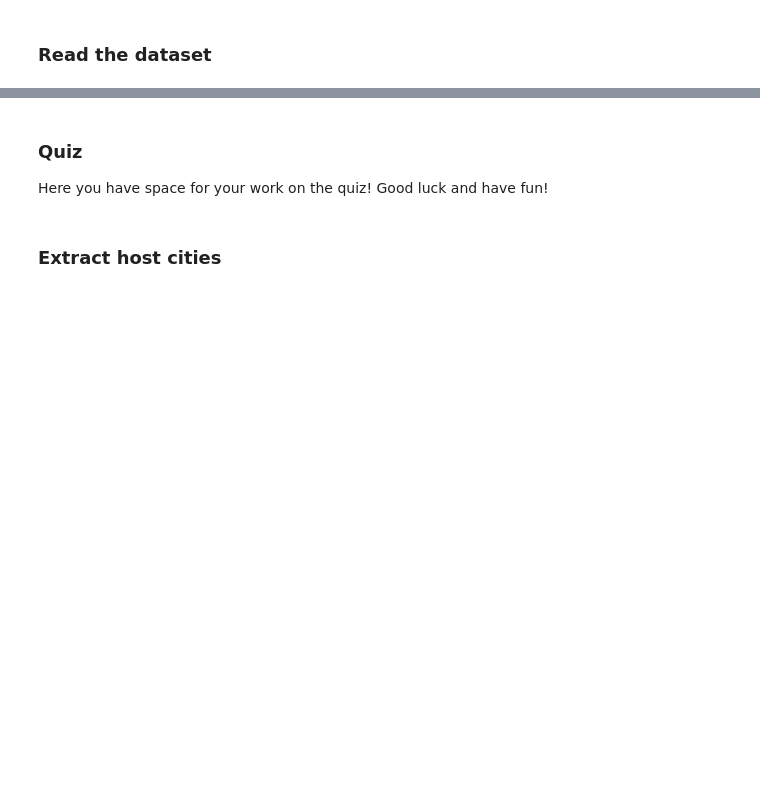
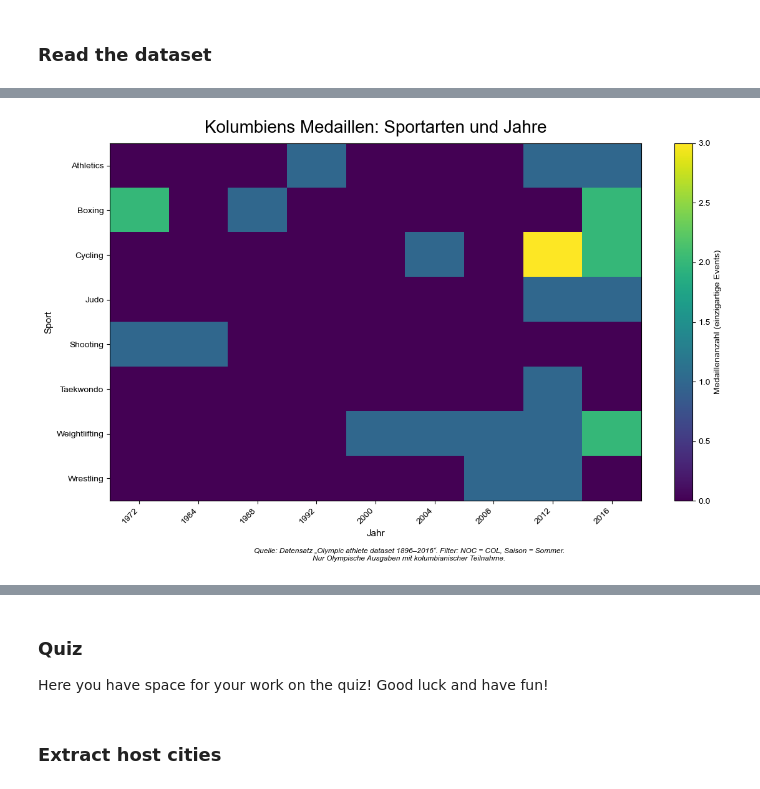
Before and after one commit to ErikaDiazM/Project-Applied-AI-with-Python, a Jupyter notebook: notebooks/FinalProject.ipynb, the cells around one changed output, grey strips where cells are left out. Cells and saved outputs as stored; diff of their text form; code cells hidden in the pictures; blank space fills up the shorter version.

```diff
--- a/notebooks/FinalProject.ipynb
+++ b/notebooks/FinalProject.ipynb
@@ -16,0 +330,52 @@ athletes.head()
+# %%
+PROJECT_DIR = Path.cwd().parent
+FIG_DIR = PROJECT_DIR / "figures"
+FIG_DIR.mkdir(exist_ok=True)
+
+# ===== Data =====
+years = medals_top.columns.astype(int).tolist()
+sports = medals_top.index.tolist()
+
+# ===== Figure =====
+fig, ax = plt.subplots(figsize=(12, 7))
+
+# Heatmap
+im = ax.imshow(medals_top.values, aspect="auto", cmap='viridis', interpolation='nearest')
+
+# Title and labels
+ax.set_title("Kolumbiens Medaillen: Sportarten und Jahre",
+             fontsize=20, pad=12)
+ax.set_xlabel("Jahr", fontsize=11)
+ax.set_ylabel("Sport", fontsize=11)
+
+# Y ticks (sports)
+ax.set_yticks(range(len(sports)))
+ax.set_yticklabels(sports, fontsize=10)
+
+# X ticks (years)
+step = max(1, len(years)//10)
+xticks_pos = list(range(0, len(years), step))
+xticks_lab = [years[i] for i in xticks_pos]
+ax.set_xticks(xticks_pos)
+ax.set_xticklabels(xticks_lab, rotation=45, ha="right", fontsize=10)
+
+# Colorbar
+cbar = plt.colorbar(im, ax=ax, label="Medal Count")
+cbar.set_label("Medaillenanzahl (einzigartige Events)", fontsize=10)
+
+
+# ===== Footer note =====
+note = (
+    "Quelle: Datensatz „Olympic athlete dataset 1896–2016“. Filter: NOC = COL, Saison = Sommer.\n"
+     "Nur Olympische Ausgaben mit kolumbianischer Teilnahme."
+)
+fig.text(0.5, -0.03, note, ha='center', fontsize=8.5, style='italic')
+
+plt.tight_layout()
+
+# ===== Save figure =====
+fig.savefig(FIG_DIR / "03_medals_heatmap.png", dpi=300, bbox_inches="tight")
+fig.savefig(FIG_DIR / "03_medals_heatmap.pdf", bbox_inches="tight")
+plt.show()
+# %% [output]
+[figure, added]
```
Also changed, not shown: parts of 36 cells of this notebook.
